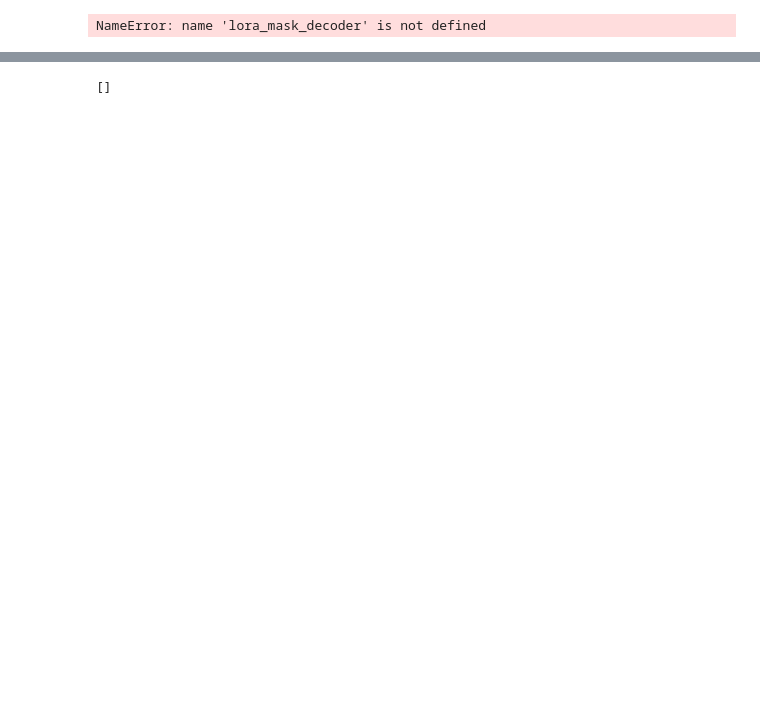
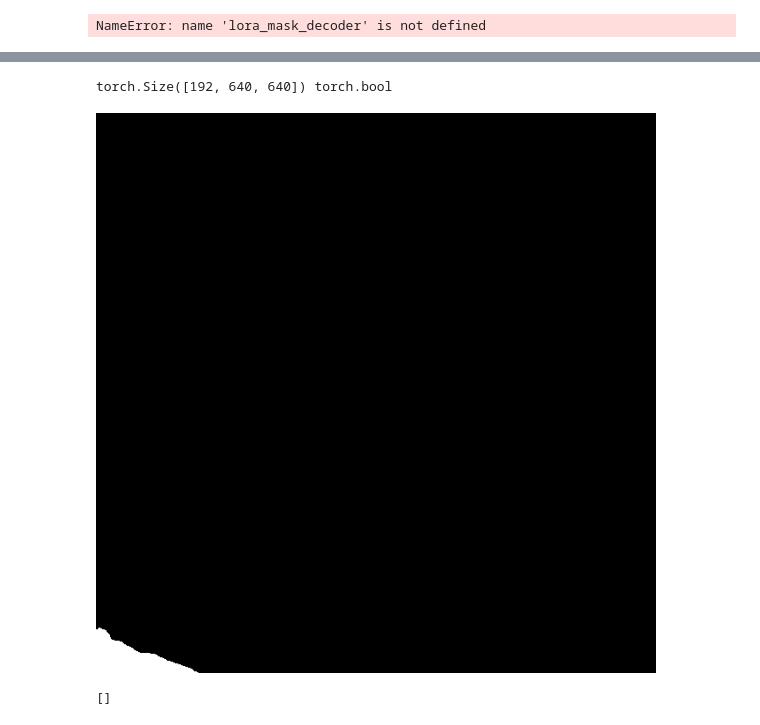
Before and after one commit to andrew-healey/sam-fine-tuning, a Jupyter notebook: ft-train.test.ipynb, the cells around one changed output, grey strips where cells are left out. Saved outputs shown, nothing was run; the diff lists cells and outputs as text; code cells hidden in the pictures; blank space fills up the shorter version.

```diff
--- a/ft-train.test.ipynb
+++ b/ft-train.test.ipynb
@@ -277,16 +284,21 @@ Loss: 0.1659, Focal Loss: 0.0005, Dice Loss: 0.1653, IoU Loss: 0.2828
 # %%
 from segment_anything import SamAutomaticMaskGenerator
+from segment_anything import automatic_mask_generator
 from persam.load import load_predictor
+import cv2
 
-model = load_predictor("vit_t").model.cuda()
+model = load_predictor("vit_h").model.cuda()
 # model.mask_decoder = mask_decoder
 
 img = cv2.imread("demo-img.png")#list(climbing_dataset.images.values())[0]
 img = cv2.cvtColor(img, cv2.COLOR_BGR2RGB)
 # raise NotImplementedError("TODO: fix this")
 
-mask_generator = SamAutomaticMaskGenerator(model,stability_score_thresh=0.1,min_mask_region_area=0,pred_iou_thresh=0)
+mask_generator = SamAutomaticMaskGenerator(model,stability_score_thresh=0.1)
+print(f"Model threshold: {model.mask_threshold}, offset: {mask_generator.stability_score_offset}")
+
 sam_result = mask_generator.generate(img)
+raw_masks = automatic_mask_generator.latest_masks
 
 if len(sam_result) == 0:
     print("No detections found")
@@ -312,3 +334,11 @@ Error:
+# %%
+from PIL import Image
+import numpy as np
+print(raw_masks.shape,raw_masks.dtype)
+Image.fromarray(raw_masks[0].detach().cpu().numpy().astype(np.uint8) * 255)
+# %% [output]
+torch.Size([192, 640, 640]) torch.bool
+[figure, added]
 # %%
 from segment_anything import sam_model_registry, SamAutomaticMaskGenerator, SamPredictor
 
```
Also changed, not shown: parts of 10 cells of this notebook, 1 other file.
